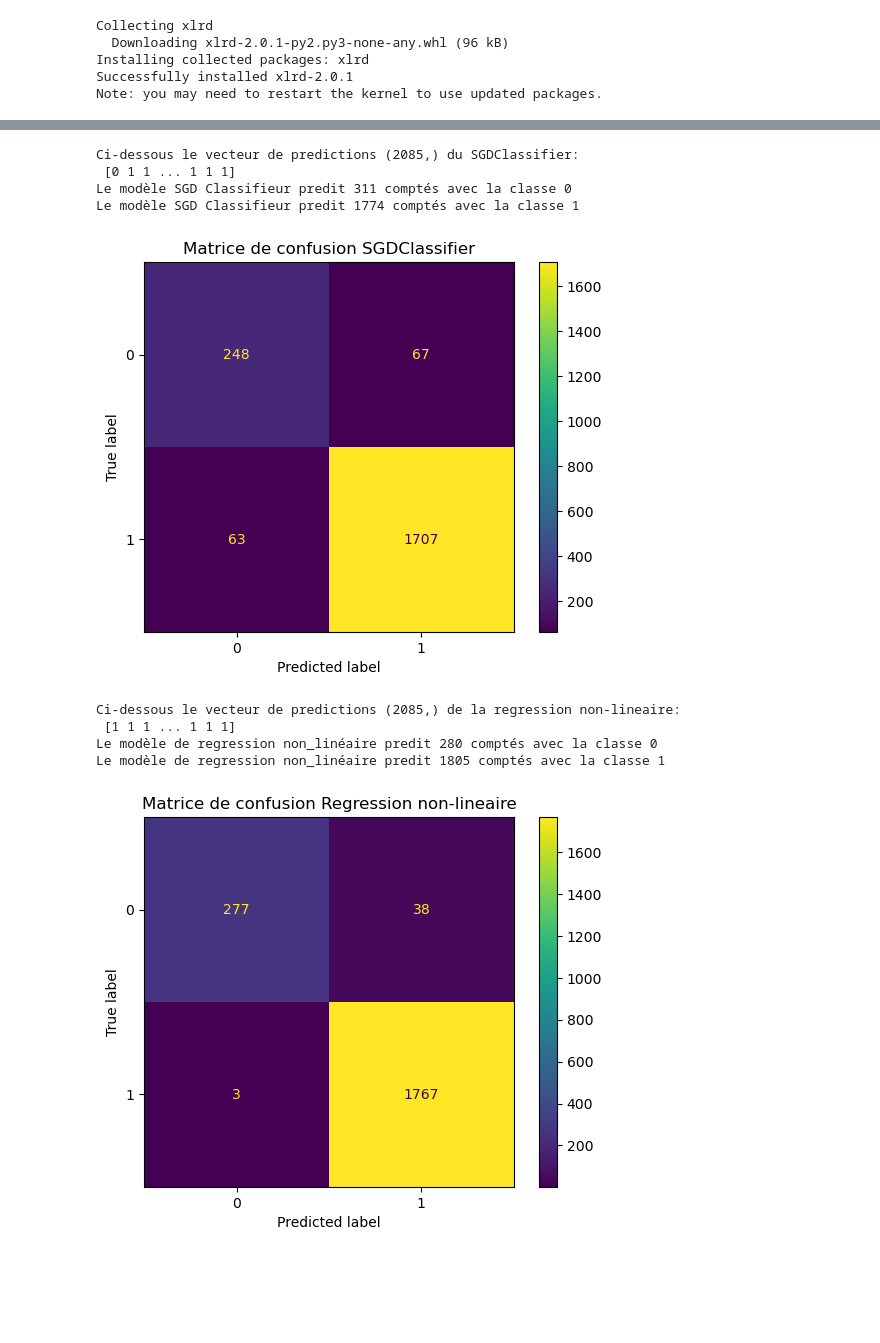
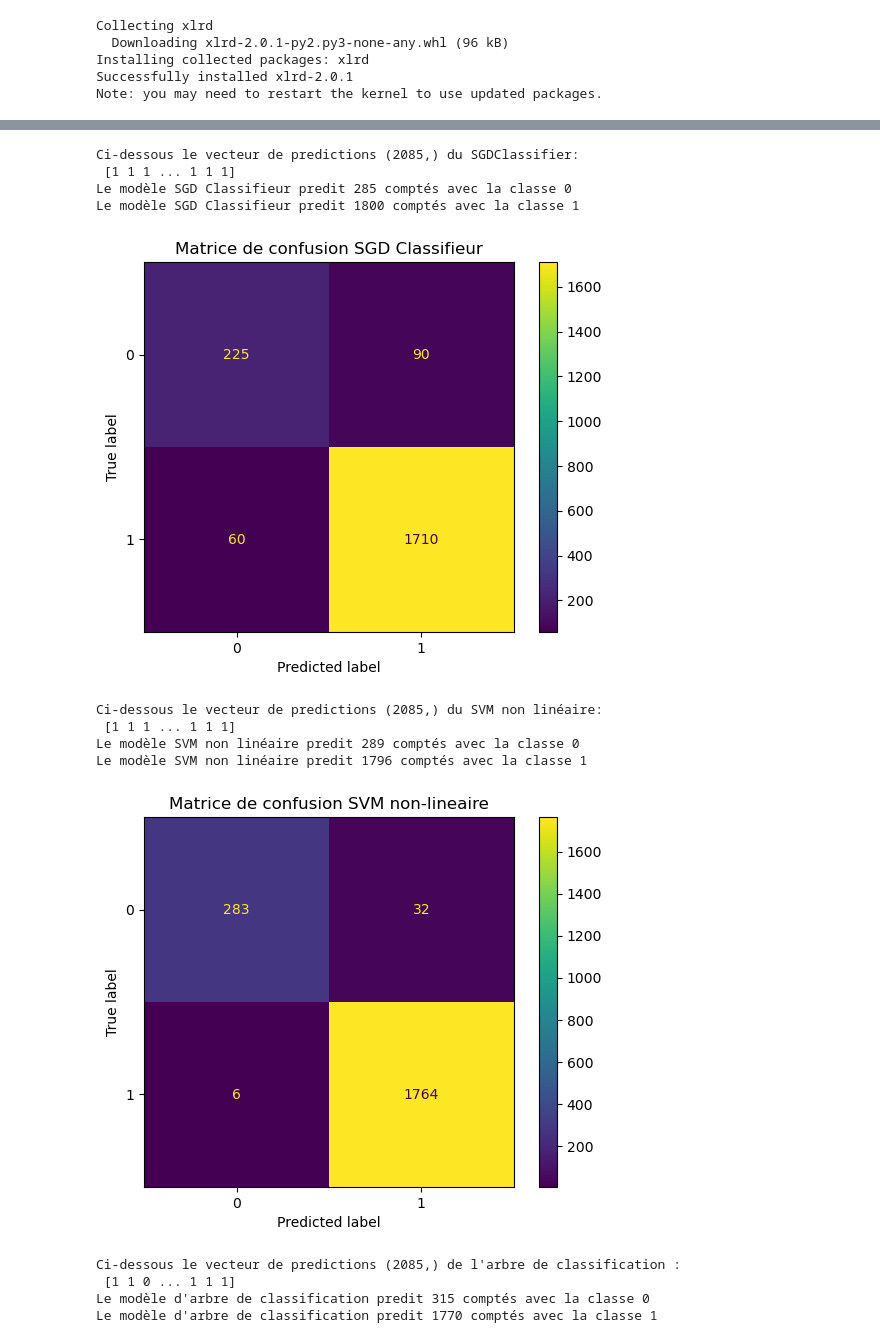
Before and after one commit to pmthioune/sda_projet_classification, a Jupyter notebook: SDA_Projet_Classification.ipynb, the cells around one changed output, grey strips where cells are left out. Drawn from its saved outputs; the diff is of its cells as text; code cells hidden in the pictures; blank space fills up the shorter version.

Commit message:
Implementation du modèle d'arbres de decision

```diff
--- a/SDA_Projet_Classification.ipynb
+++ b/SDA_Projet_Classification.ipynb
@@ -562,18 +563,31 @@ for i in range(2):
     print(f"Le modèle SGD Classifieur predit {sum(y_train_pred_sgd==i)} comptés avec la classe {i}")
 
 # Visualisation des erreurs réalisées par le classifieur
-mat_conf(y_train, y_train_pred_sgd, sgd_clf.classes_,"SGDClassifier")
+mat_conf(y_train, y_train_pred_sgd, sgd_clf.classes_,"SGD Classifieur")
 
-# Regression non-lineaire
-svr_poly = svm.SVC(kernel="poly", degree=3, coef0=3, C=5)
-reg_non_lin = svr_poly.fit(X_train, y_train)
-y_train_pred_non_lin = reg_non_lin.predict(X_train)
+# Support Vector Machines (SVM) non lineaire pour la classification
+svc_poly = svm.SVC(kernel="poly", degree=3, coef0=3, C=5)
+svm_clf = svc_poly.fit(X_train, y_train)
+y_train_pred_svm = svm_clf.predict(X_train)
 
 # Affichage du vecteur de predictions
-print(f"\nCi-dessous le vecteur de predictions {y_train_pred_non_lin.shape} de la regression non-lineaire:\n {y_train_pred_non_lin}")
+print(f"\nCi-dessous le vecteur de predictions {y_train_pred_svm.shape} du SVM non linéaire:\n {y_train_pred_svm}")
 for i in range(2):
-    print(f"Le modèle de regression non_linéaire predit {sum(y_train_pred_non_lin==i)} comptés avec la classe {i}")
+    print(f"Le modèle SVM non linéaire predit {sum(y_train_pred_svm==i)} comptés avec la classe {i}")
 
 # Visualisation des erreurs réalisées par le classifieur
-mat_conf(y_train, y_train_pred_non_lin, reg_non_lin.classes_,"Regression non-lineaire")
+mat_conf(y_train, y_train_pred_svm, svm_clf.classes_,"SVM non-lineaire")
+
+# Arbres de décision
+dt_clf= DecisionTreeClassifier(random_state=42)
+dt_clf.fit(X_train, y_train)
+y_train_pred_dt = dt_clf.predict(X_train)
+
+# Affichage du vecteur de predictions
+print(f"\nCi-dessous le vecteur de predictions {y_train_pred_dt.shape} de l'arbre de classification :\n {y_train_pred_dt}")
+for i in range(2):
+    print(f"Le modèle d'arbre de classification predit {sum(y_train_pred_dt==i)} comptés avec la classe {i}")
+
+# Visualisation des erreurs réalisées par le classifieur
+mat_conf(y_train, y_train_pred_dt, dt_clf.classes_,"Decision Tree Classifier")
 # %% [output]
@@ -597,11 +611,15 @@ Le modèle de regression logistique predit 1691 comptés avec la classe 1
 [figure]
 Ci-dessous le vecteur de predictions (2085,) du SGDClassifier:
- [0 1 1 ... 1 1 1]
-Le modèle SGD Classifieur predit 311 comptés avec la classe 0
-Le modèle SGD Classifieur predit 1774 comptés avec la classe 1
+ [1 1 1 ... 1 1 1]
+Le modèle SGD Classifieur predit 285 comptés avec la classe 0
+Le modèle SGD Classifieur predit 1800 comptés avec la classe 1
-[figure, old version]
+[figure, new version]
-Ci-dessous le vecteur de predictions (2085,) de la regression non-lineaire:
+Ci-dessous le vecteur de predictions (2085,) du SVM non linéaire:
  [1 1 1 ... 1 1 1]
-Le modèle de regression non_linéaire predit 280 comptés avec la classe 0
-Le modèle de regression non_linéaire predit 1805 comptés avec la classe 1
+Le modèle SVM non linéaire predit 289 comptés avec la classe 0
+Le modèle SVM non linéaire predit 1796 comptés avec la classe 1
-[figure, old version]
+[figure, new version]
+Ci-dessous le vecteur de predictions (2085,) de l'arbre de classification :
+ [1 1 0 ... 1 1 1]
+Le modèle d'arbre de classification predit 315 comptés avec la classe 0
+Le modèle d'arbre de classification predit 1770 comptés avec la classe 1
```
Also changed, not shown: parts of 5 cells of this notebook.
